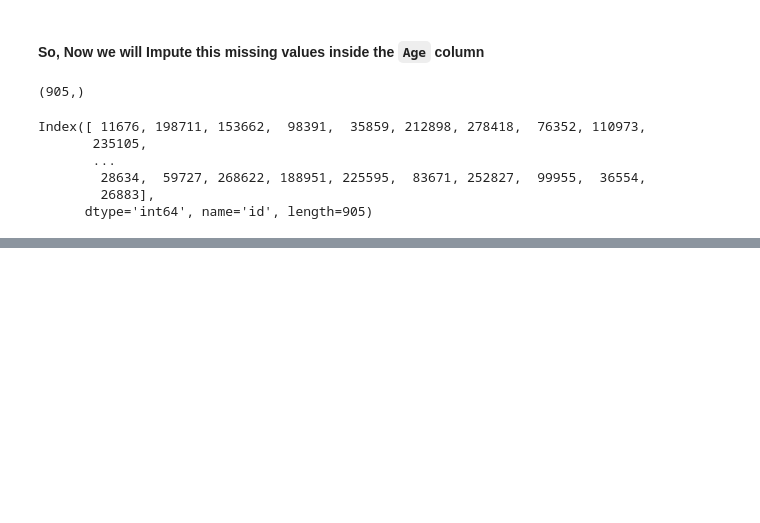
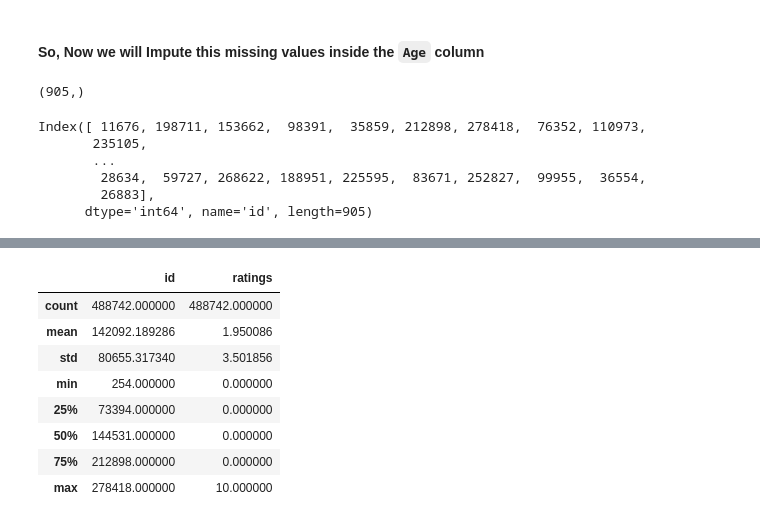
Before and after one commit to navneetshukla17/Collaborative_Filtering_Based_Recommender_System, a Jupyter notebook: notebook/trails.ipynb, the cells around one changed output, grey strips where cells are left out. Saved outputs shown, nothing was run; the diff lists cells and outputs as text; code cells hidden in the pictures; blank space fills up the shorter version.

```diff
--- a/notebook/trails.ipynb
+++ b/notebook/trails.ipynb
@@ -183,0 +195,12 @@ ratings_with_books
+# %%
+ratings_with_books.describe()
+# %% [output]
+|  | id | ratings |
+| count | 488742.000000 | 488742.000000 |
+| mean | 142092.189286 | 1.950086 |
+| std | 80655.317340 | 3.501856 |
+| min | 254.000000 | 0.000000 |
+| 25% | 73394.000000 | 0.000000 |
+| 50% | 144531.000000 | 0.000000 |
+| 75% | 212898.000000 | 0.000000 |
+| max | 278418.000000 | 10.000000 |
```
Also changed, not shown: parts of 8 cells of this notebook.
